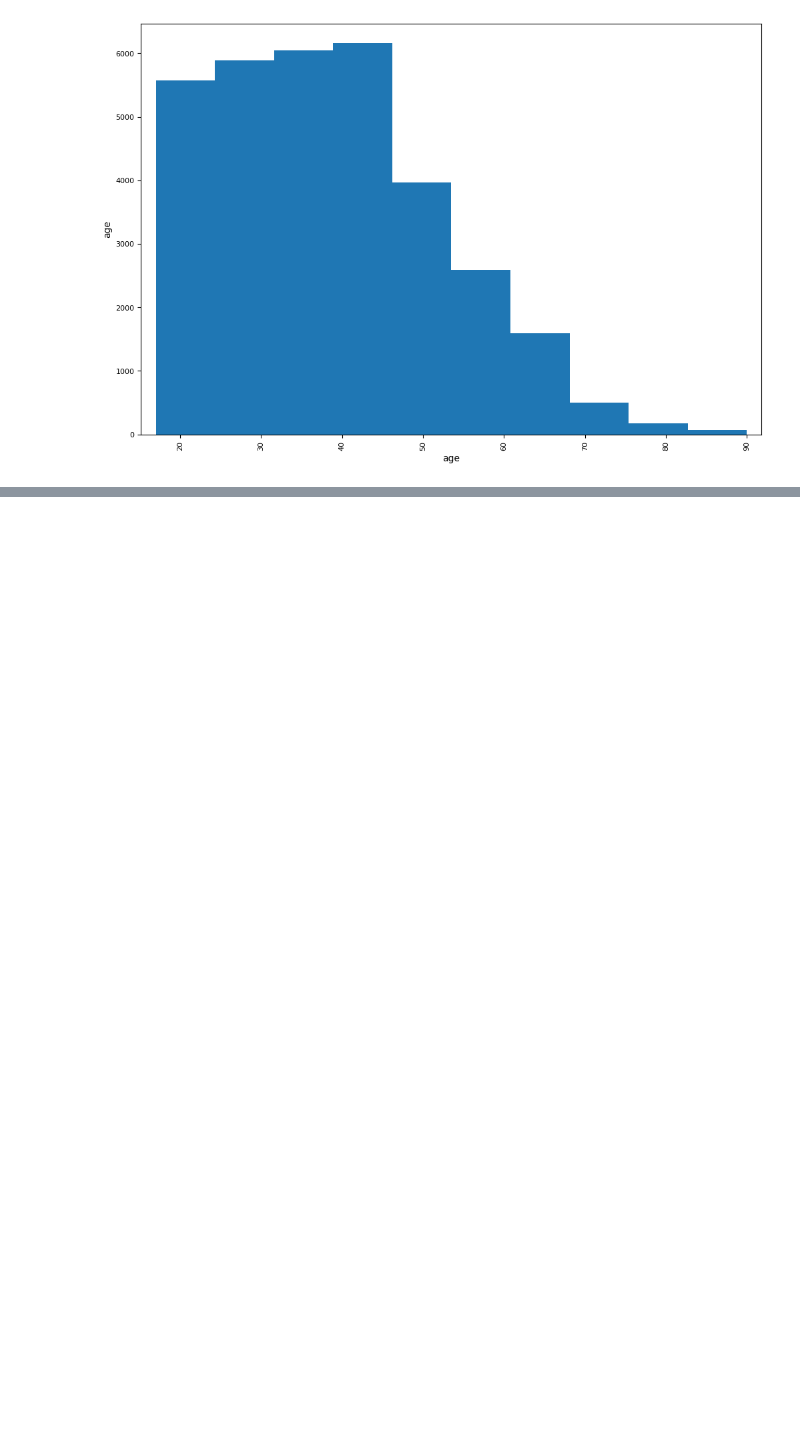
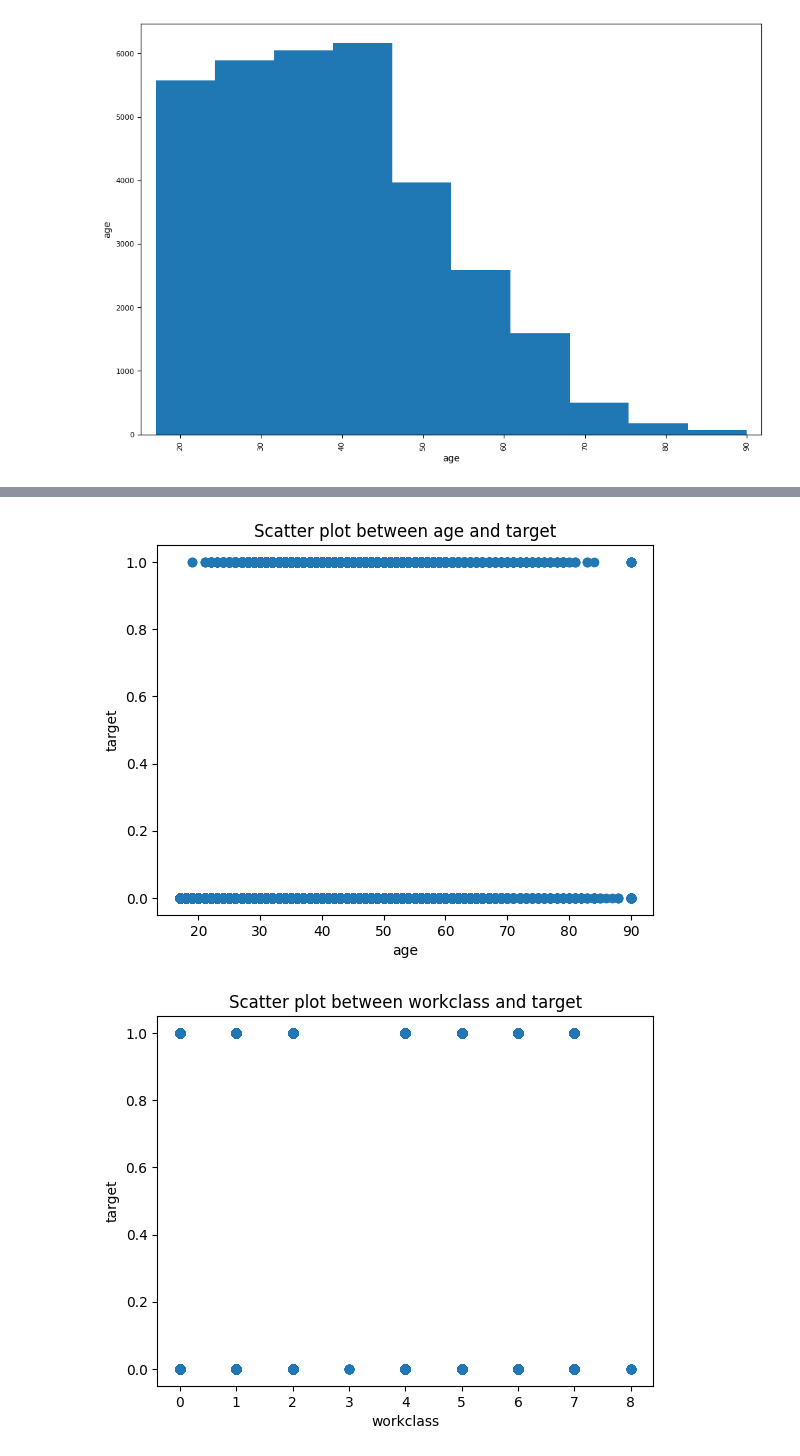
Before and after one commit to manpreetdhindsa747/COMP_542, a Jupyter notebook: adult_prediction.ipynb, the cells around one changed output, grey strips where cells are left out. Cells and saved outputs as stored; diff of their text form; code cells hidden in the pictures; blank space fills up the shorter version.

```diff
--- a/adult_prediction.ipynb
+++ b/adult_prediction.ipynb
@@ -109,0 +156,26 @@ array([[<Axes: xlabel='age', ylabel='age'>]], dtype=object)
+# %%
+from sklearn.preprocessing import LabelEncoder
+import seaborn as sns
+import matplotlib.pyplot as plt
+
+object_attributes = ["workclass", "education", "marital_status", "occupation", "relationship", "race", "sex", "native_country", "target"]
+
+label_encoder = LabelEncoder()
+
+for column in object_attributes:
+    if column in adult.columns:
+        adult[column] = label_encoder.fit_transform(adult[column])
+
+correlations = adult.corr()
+target_variable = 'target'
+
+for column in adult.columns:
+    if column != target_variable:  # Skip plotting the target variable against itself
+        plt.scatter(adult[column], adult[target_variable])
+        plt.xlabel(column)
+        plt.ylabel(target_variable)
+        plt.title(f'Scatter plot between {column} and {target_variable}')
+        plt.show()
+# %% [output]
+[figure, added]
+[figure, added]
```
Also changed, not shown: parts of 5 cells of this notebook.
